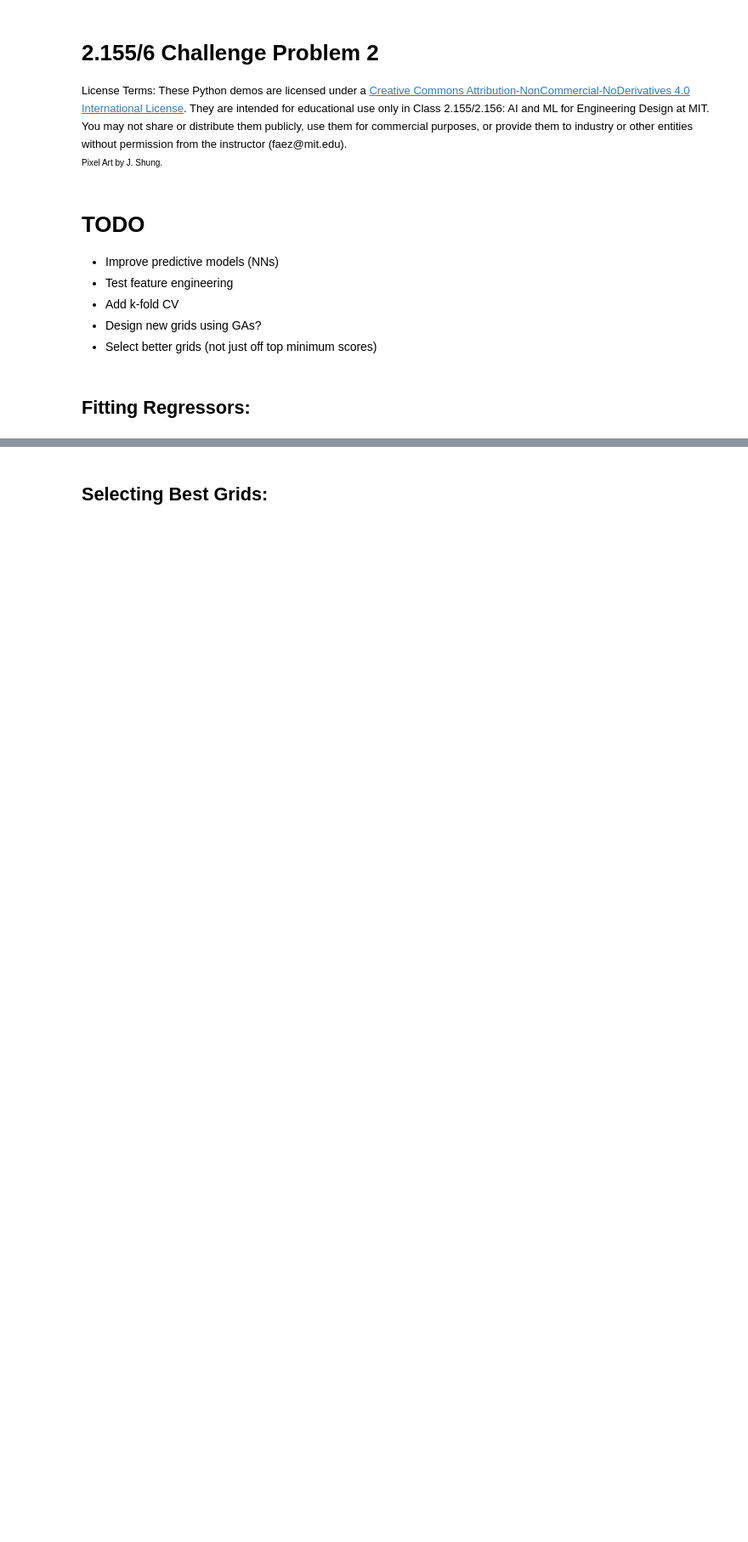
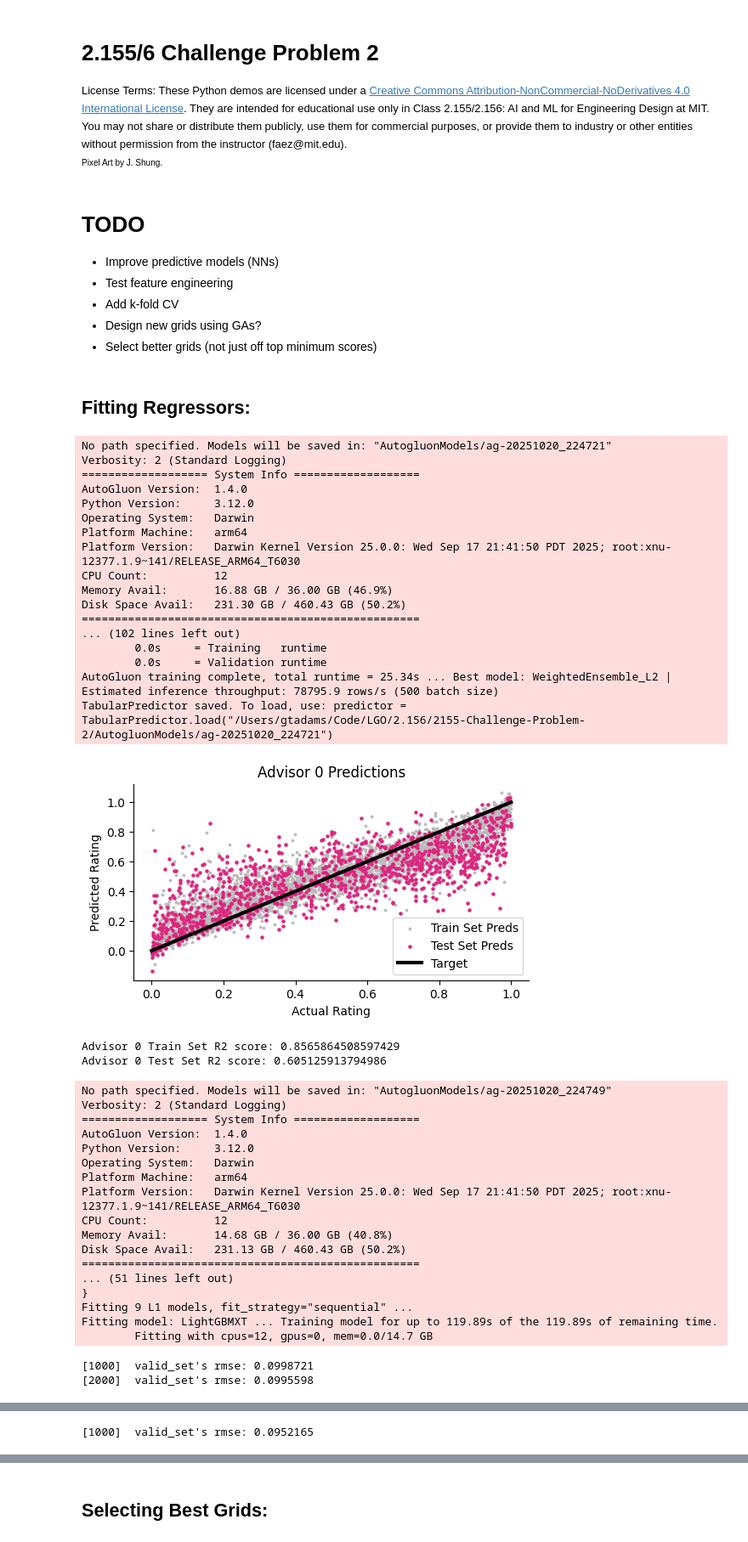
Before and after one commit to gtadams/2155-Challenge-Problem-2, a Jupyter notebook: starter_notebook_GTA.ipynb, the cells around one changed output, grey strips where cells are left out. Shown at 85% size. Saved outputs shown, nothing was run; the diff lists cells and outputs as text; code cells hidden in the pictures; blank space fills up the shorter version.

Commit message:
fixed autogluon

```diff
--- a/starter_notebook_GTA.ipynb
+++ b/starter_notebook_GTA.ipynb
@@ -69,37 +71,87 @@ def append_district_counts(grids): #performs the feature engineering to add dist
     grids_flat = grids.reshape(-1, 49) #first flatten the grids
 
     counts = [np.sum(grids_flat==0, axis=1),
               np.sum(grids_flat==1, axis=1),
               np.sum(grids_flat==2, axis=1),
               np.sum(grids_flat==3, axis=1),
               np.sum(grids_flat==4, axis=1)] #list of 5 length n_grids arrays containing counts of each district
     features = np.stack(counts).T #stack and transpose counts to get n_grids x 5 array
     return np.hstack([grids_flat, features]) #stack the features horizontally with the flattened grids
 
-def FE_split_train_eval(grids, FE_fn, model_fn, advisor, ratings_subset): #feature engineering, split, train, evaluate
-    grids_fa = FE_fn(grids) #call the provided feature engineering function on the grids
+def FE_split_train_eval(grids, FE_fn, advisor, ratings_subset): #feature engineering, split, train, evaluate
+    grids_fa = pd.DataFrame(FE_fn(grids)) #call the provided feature engineering function on the grids
     grids_train, grids_test, ratings_train, ratings_test = train_test_split(grids_fa, ratings_subset) #split
 
-    model_fn.fit(grids_train, ratings_train) #fit
+    all_train = pd.DataFrame(grids_train)
+    all_train["label"] = ratings_train
+    model_fn = TabularPredictor(label='label', problem_type='regression').fit(all_train, time_limit=120)
+
     preds_train = model_fn.predict(grids_train) #predict on the train set
     preds_test = model_fn.predict(grids_test) #predict on the test set
     plot_and_r2(preds_train, preds_test, ratings_train, ratings_test, advisor) #plot and calculate R2
     return model_fn
 
 def merge_predictions(grids, ratings, FE_fn, predictor): #Combine predictions and real ratings
-    full_dataset_FA = FE_fn(grids) #feature engineering on full dataset
+    full_dataset_FA = pd.DataFrame(FE_fn(grids)) #feature engineering on full dataset
     predictions = predictor.predict(full_dataset_FA) #predict on full dataset
 
     mask = np.where(~np.isnan(ratings)) #get the indices of the rated grids
     predictions[mask] = ratings[mask] #replace the predictions with the actual ratings where available
     return predictions
 
-def fit_plot_predict(grids, ratings, advisor, model_fn):
+def fit_plot_predict(grids, ratings, advisor):
     grids_subset, ratings_subset = select_rated_subset(grids, ratings[:,advisor]) #gets subset of the dataset rated by advisor 0
 
     FE_fn = append_district_counts # Select append_district_counts as our feature engineering function
 
-    LR = FE_split_train_eval(grids_subset, FE_fn, model_fn, advisor, ratings_subset) #feature engineering, split, train, evaluate
+    predictor = FE_split_train_eval(grids_subset, FE_fn, advisor, ratings_subset) #feature engineering, split, train, evaluate
 
-    predictions = merge_predictions(grids, ratings[:,advisor], FE_fn, LR) #merge predictions with actual ratings
+    predictions = merge_predictions(grids, ratings[:,advisor], FE_fn, predictor) #merge predictions with actual ratings
     return predictions
+
+
+all_predictions = [] #empty list to hold predictions
+
+for i in range(0,4): #loop over four advisors
+    predictions = fit_plot_predict(grids, ratings, i)
+    all_predictions.append(predictions) #append predictions
+# %% [output]
+No path specified. Models will be saved in: "AutogluonModels/ag-20251020_224721"
+Verbosity: 2 (Standard Logging)
+=================== System Info ===================
+AutoGluon Version:  1.4.0
+Python Version:     3.12.0
+Operating System:   Darwin
+Platform Machine:   arm64
+Platform Version:   Darwin Kernel Version 25.0.0: Wed Sep 17 21:41:50 PDT 2025; root:xnu-12377.1.9~141/RELEASE_ARM64_T6030
+CPU Count:          12
+Memory Avail:       16.88 GB / 36.00 GB (46.9%)
+Disk Space Avail:   231.30 GB / 460.43 GB (50.2%)
+===================================================
+... (102 lines left out)
+        0.0s     = Training   runtime
+        0.0s     = Validation runtime
+AutoGluon training complete, total runtime = 25.34s ... Best model: WeightedEnsemble_L2 | Estimated inference throughput: 78795.9 rows/s (500 batch size)
+TabularPredictor saved. To load, use: predictor = TabularPredictor.load("/Users/gtadams/Code/LGO/2.156/2155-Challenge-Problem-2/AutogluonModels/ag-20251020_224721")
+[figure, added]
+Advisor 0 Train Set R2 score: 0.8565864508597429
+Advisor 0 Test Set R2 score: 0.605125913794986
+No path specified. Models will be saved in: "AutogluonModels/ag-20251020_224749"
+Verbosity: 2 (Standard Logging)
+=================== System Info ===================
+AutoGluon Version:  1.4.0
+Python Version:     3.12.0
+Operating System:   Darwin
+Platform Machine:   arm64
+Platform Version:   Darwin Kernel Version 25.0.0: Wed Sep 17 21:41:50 PDT 2025; root:xnu-12377.1.9~141/RELEASE_ARM64_T6030
+CPU Count:          12
+Memory Avail:       14.68 GB / 36.00 GB (40.8%)
+Disk Space Avail:   231.13 GB / 460.43 GB (50.2%)
+===================================================
+... (51 lines left out)
+}
+Fitting 9 L1 models, fit_strategy="sequential" ...
+Fitting model: LightGBMXT ... Training model for up to 119.89s of the 119.89s of remaining time.
+        Fitting with cpus=12, gpus=0, mem=0.0/14.7 GB
+[1000]  valid_set's rmse: 0.0998721
+[2000]  valid_set's rmse: 0.0995598
@@ -105,0 +163 @@ def fit_plot_predict(grids, ratings, advisor, model_fn):
+[1000]  valid_set's rmse: 0.0952165
```
Also changed, not shown: parts of 5 cells of this notebook, 2 other files.
